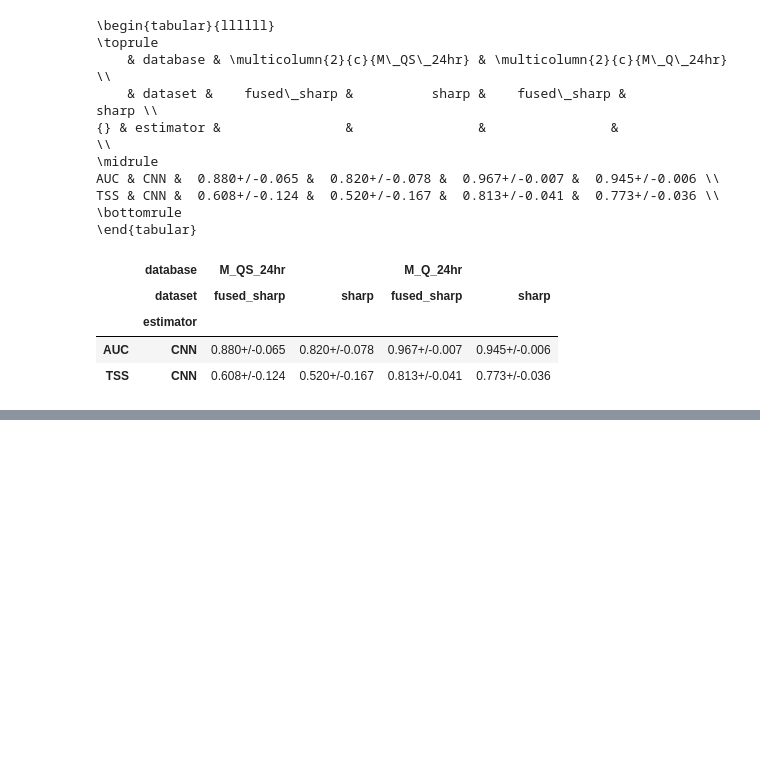
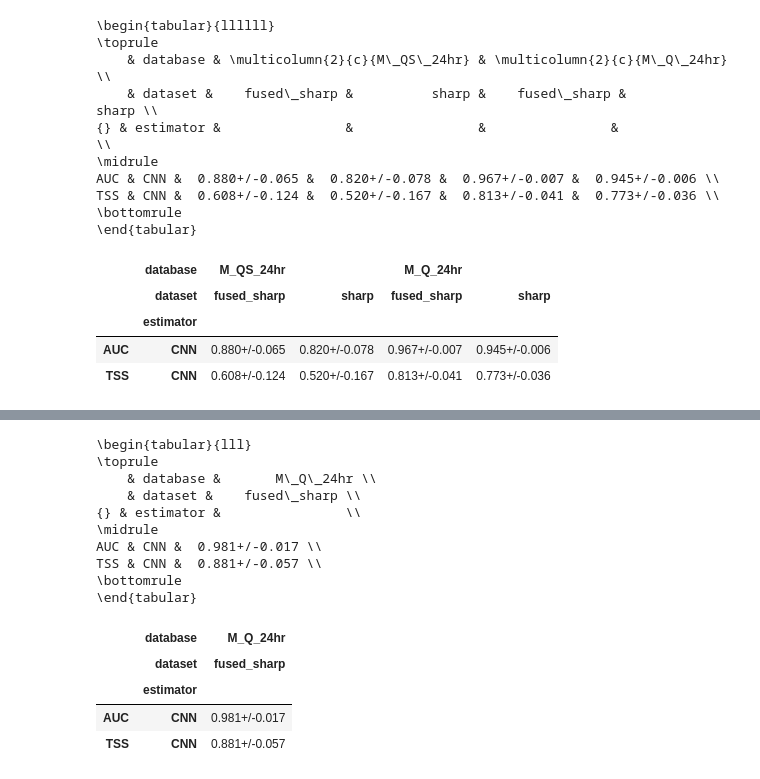
Before and after one commit to ZeyuSun/flare-prediction-smarp, a Jupyter notebook: notebooks/mlflow_results.ipynb, the cells around one changed output, grey strips where cells are left out. Cells and saved outputs as stored; diff of their text form; code cells hidden in the pictures; blank space fills up the shorter version.

```diff
--- a/notebooks/mlflow_results.ipynb
+++ b/notebooks/mlflow_results.ipynb
@@ -807,0 +867,20 @@ TSS & CNN &  0.608+/-0.124 &  0.520+/-0.167 &  0.813+/-0.041 &  0.773+/-0.036 \\
+# %%
+df = organize(runs, by=['database', 'dataset', 'estimator'], std=True)
+print(df.to_latex(multicolumn_format='c'))
+df
+# %% [output]
+\begin{tabular}{lll}
+\toprule
+    & database &       M\_Q\_24hr \\
+    & dataset &    fused\_sharp \\
+{} & estimator &                \\
+\midrule
+AUC & CNN &  0.981+/-0.017 \\
+TSS & CNN &  0.881+/-0.057 \\
+\bottomrule
+\end{tabular}
+|  | database | M_Q_24hr |
+|  | dataset | fused_sharp |
+|  | estimator |  |
+| AUC | CNN | 0.981+/-0.017 |
+| TSS | CNN | 0.881+/-0.057 |
```
Also changed, not shown: parts of 6 cells of this notebook.
